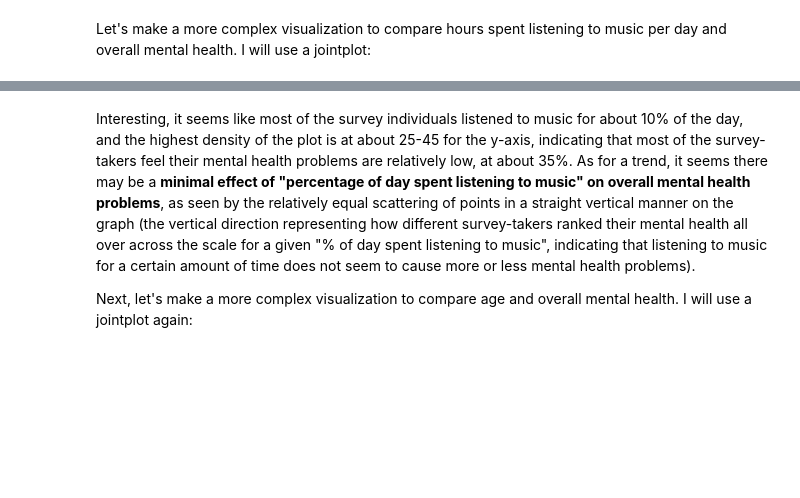
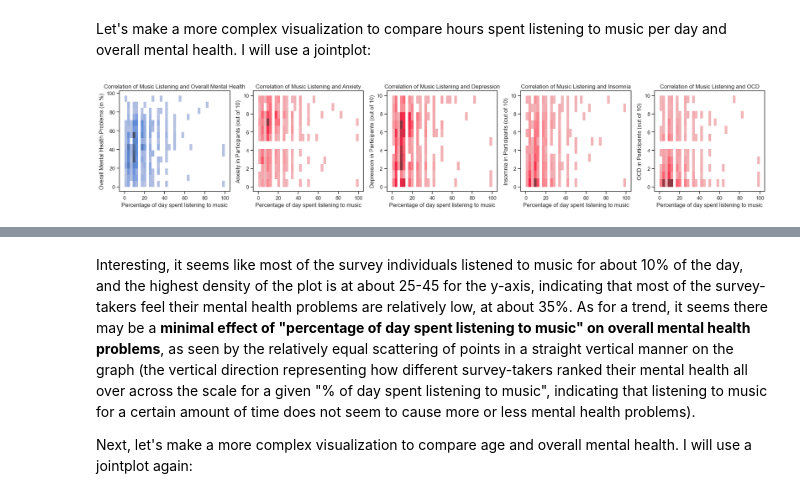
Before and after one commit to ubco-W2022T2-data301/project-group-group12, a Jupyter notebook: analysis/analysisZainab.ipynb, the cells around one changed output, grey strips where cells are left out. Saved outputs shown, nothing was run; the diff lists cells and outputs as text; code cells hidden in the pictures; blank space fills up the shorter version.

```diff
--- a/analysis/analysisZainab.ipynb
+++ b/analysis/analysisZainab.ipynb
@@ -275,3 +185,2 @@ df1
 # %%
-df2 = filterdrop_copy[["Hours_per_day_in_percentage", "Depression"]]
-df2
+df2 = datasetchain2[["Hours_per_day_percentage", "Depression"]]
@@ -292,3 +187,2 @@ df2
 # %%
-df3 = filterdrop_copy[["Hours_per_day_in_percentage", "Insomnia"]]
-df3
+df3 = datasetchain2[["Hours_per_day_percentage", "Insomnia"]]
@@ -309,3 +189,2 @@ df3
 # %%
-df4 = filterdrop_copy[["Hours_per_day_in_percentage", "OCD"]]
-df4
+df4 = datasetchain2[["Hours_per_day_percentage", "OCD"]]
@@ -824,4 +339,37 @@ df12
 ## Task 3: Visualizations & Analysis
 # %% [markdown]
 Let's make a more complex visualization to compare hours spent listening to music per day and overall mental health. I will use a jointplot:
+# %%
+fig, axs = plt.subplots(ncols=5, figsize=(20, 4))
+
+sns.histplot(data=df5, x="Hours_per_day_percentage", y="Overall_Mental_Health_out_of_100", kde=True, ax=axs[0])
+axs[0].set_xlabel('Percentage of day spent listening to music')
+axs[0].set_ylabel('Overall Mental Health Problems (in %)')
+axs[0].set_title('Correlation of Music Listening and Overall Mental Health')
+
+sns.histplot(data=df1, x="Hours_per_day_percentage", y="Anxiety", kde=True, color='crimson', ax=axs[1])
+axs[1].set_xlabel('Percentage of day spent listening to music')
+axs[1].set_ylabel('Anxiety in Participants (out of 10)')
+axs[1].set_title('Correlation of Music Listening and Anxiety')
+
+sns.histplot(data=df2, x="Hours_per_day_percentage", y="Depression", kde=True, color='crimson', ax=axs[2])
+axs[2].set_xlabel('Percentage of day spent listening to music')
+axs[2].set_ylabel('Depression in Participants (out of 10)')
+axs[2].set_title('Correlation of Music Listening and Depression')
+
+sns.histplot(data=df3, x="Hours_per_day_percentage", y="Insomnia", kde=True, color='crimson', ax=axs[3])
+axs[3].set_xlabel('Percentage of day spent listening to music')
+axs[3].set_ylabel('Insomnia in Participants (out of 10)')
+axs[3].set_title('Correlation of Music Listening and Insomnia')
+
+sns.histplot(data=df4, x="Hours_per_day_percentage", y="OCD", kde=True, color='crimson', ax=axs[4])
+axs[4].set_xlabel('Percentage of day spent listening to music')
+axs[4].set_ylabel('OCD in Participants (out of 10)')
+axs[4].set_title('Correlation of Music Listening and OCD')
+
+fig.tight_layout()
+
+plt.show()
+# %% [output]
+[figure, added]
 # %%
```
Also changed, not shown: parts of 71 cells of this notebook, 1 other file.
